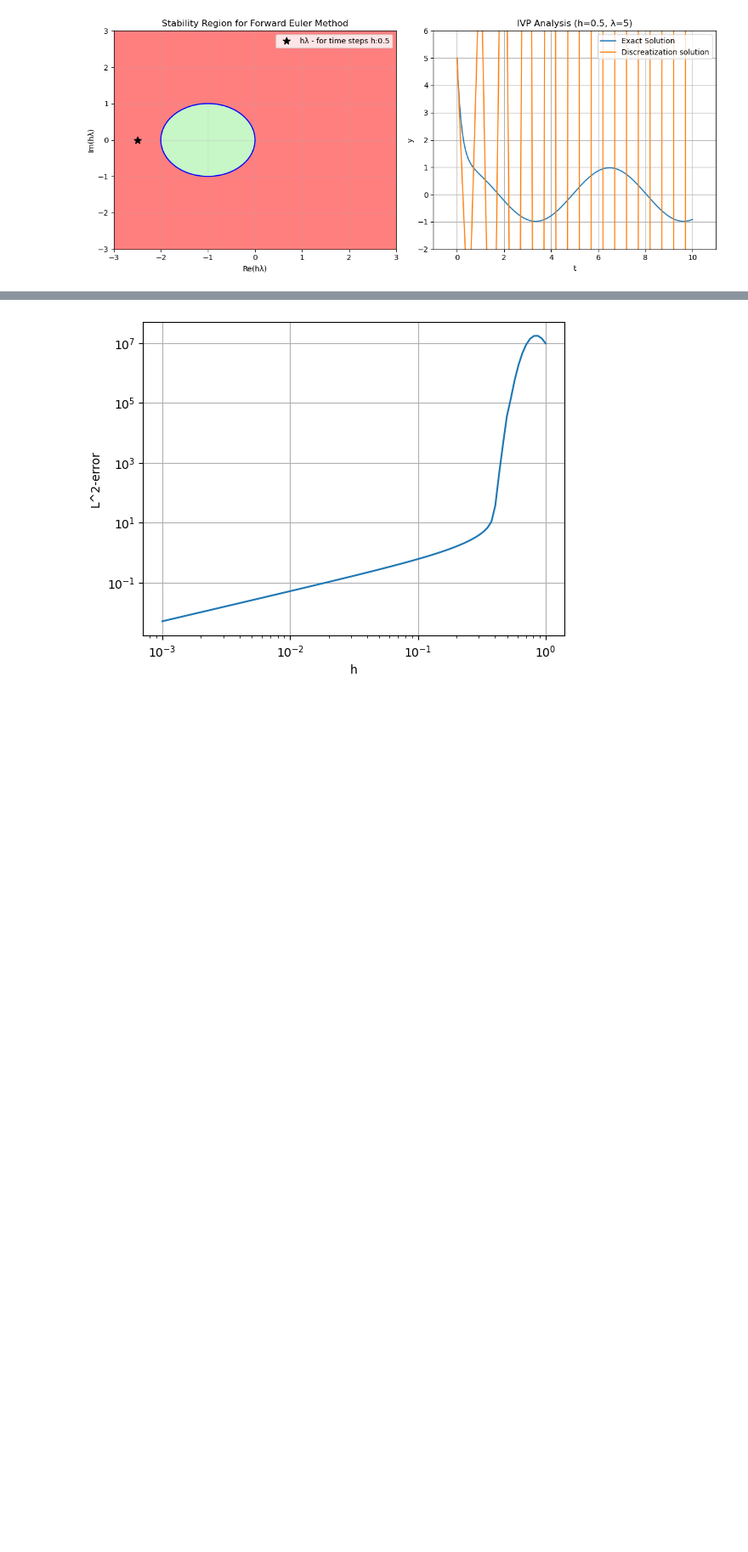
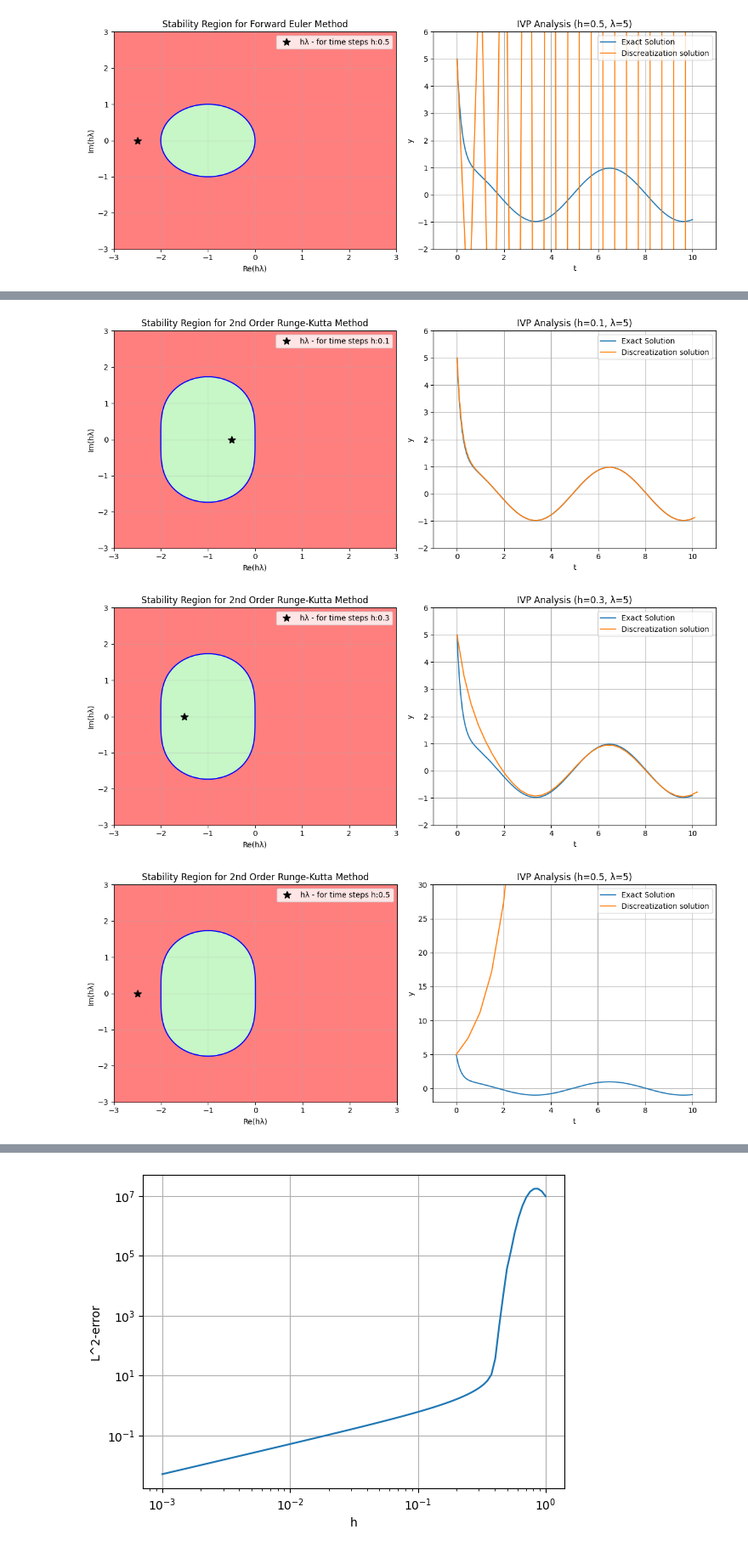
Before and after one commit to VogelBenjamin/Integration-of-Stiff-ODEs, a Jupyter notebook: Integration of stiff ODE-Curtis_Hirschfelder.ipynb, the cells around one changed output, grey strips where cells are left out. Shown at 85% size. Cells and saved outputs as stored; diff of their text form; code cells hidden in the pictures; blank space fills up the shorter version.

Commit message:
Finished Question
Everything was fine. Just defined axis limit for RK-2  Stability graph.

```diff
--- a/Integration of stiff ODE-Curtis_Hirschfelder.ipynb
+++ b/Integration of stiff ODE-Curtis_Hirschfelder.ipynb
@@ -461,3 +423,49 @@ for h in h_values:
+# %%
+def plot_point(h, l):
+    x = h * -l
+    plt.plot(x, 0, '*', color='black', markersize=10, label=f'hλ - for time steps h:{h}')
+    plt.legend()
+
+h_values = [0.1, 0.3, 0.5]
+l = 5
+t_max = 10
+
+limits = {
+    0.1: {'xlim': [-1, 11], 'ylim': [-2, 6]},
+    0.3: {'xlim': [-1, 11], 'ylim': [-2, 6]},
+    0.5: {'xlim': [-1, 11], 'ylim': [-2, 30]},
+}
+
+for h in h_values:
+    plt.figure(figsize=(12, 5))
+
+    # Left plot: Stability region
+    plt.subplot(1, 2, 1)
+    explicit_RK_2_stability()
+    plot_point(h, l)
+
+    # Right plot: Exact and discretized solutions
+    plt.subplot(1, 2, 2)
+    x_space = np.linspace(0, t_max, 1000)
+    exact_y = exact_solution(x_space, 5, l=l)
+    plt.plot(x_space, exact_y, label="Exact Solution", linewidth=1.5)
+    visualize_IVP(*IVP(lambda t, y: model(t, y, l=l), 5, h, 10, explicit_RK_2, l=l), "Discreatization solution")
+    plt.xlabel("t")
+    plt.ylabel("y")
+    plt.title(f"IVP Analysis (h={h}, λ={l})")
+    plt.xlim([-1, 11])
+    plt.ylim([-2, 15])
+    plt.xlim(limits[h]['xlim'])
+    plt.ylim(limits[h]['ylim'])
+    plt.legend()
+    plt.grid()
+
+    plt.tight_layout()
+    plt.show()
+# %% [output]
+[figure, added]
+[figure, added]
+[figure, added]
 # %%
 #
 # following function plots IVP with different time steps and plots
```
Also changed, not shown: parts of 6 cells of this notebook.
